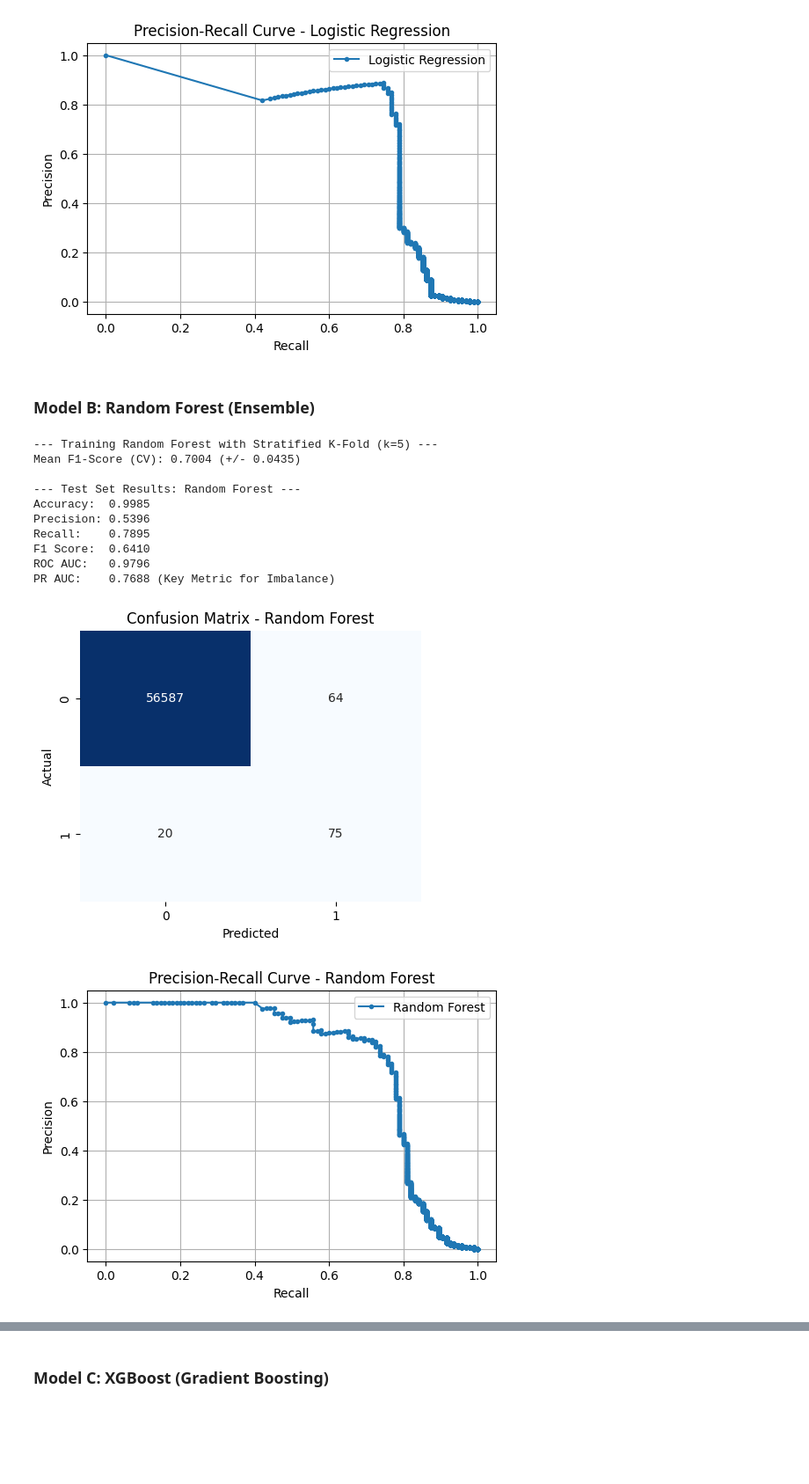
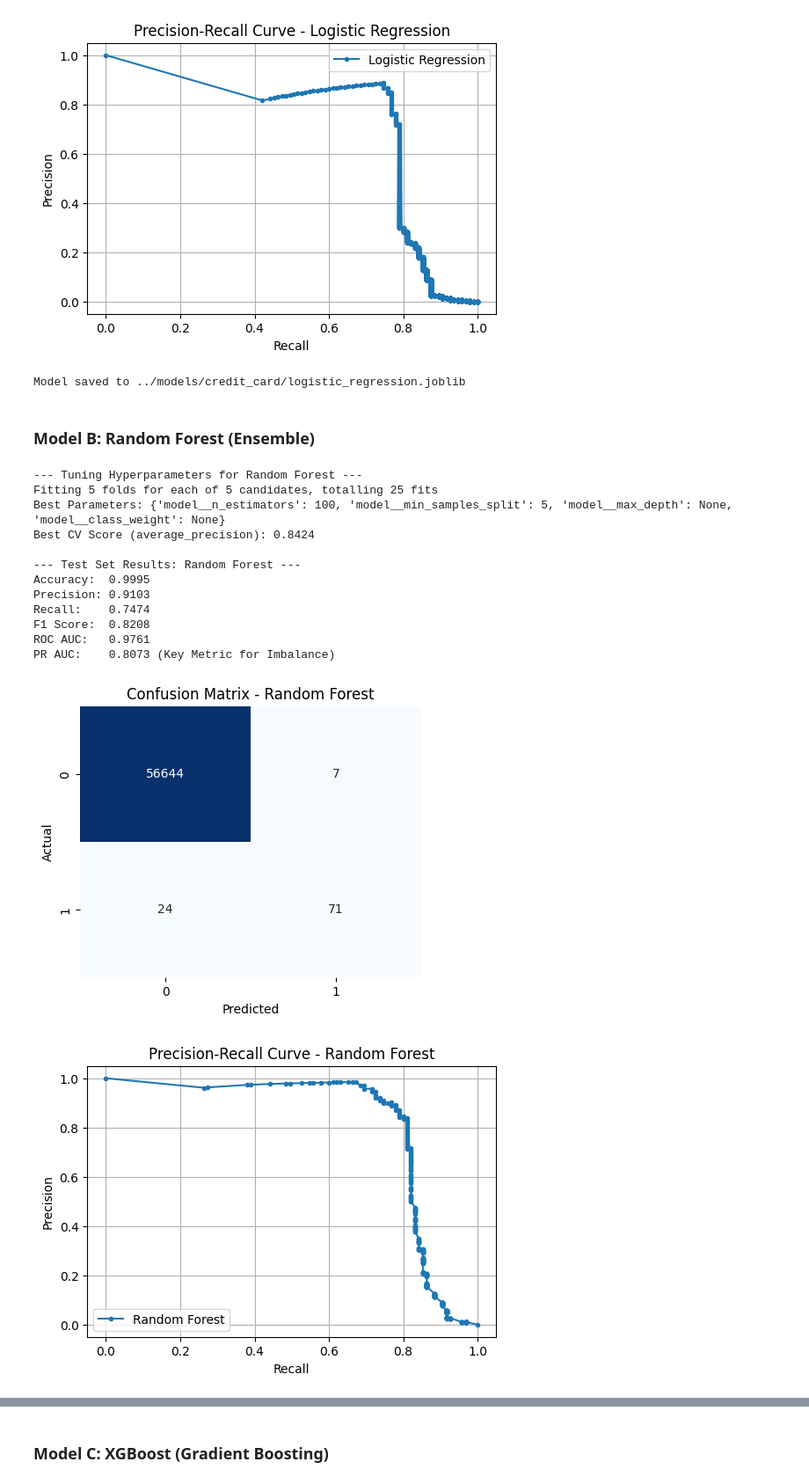
Before and after one commit to binia01/Fraud-detection, a Jupyter notebook: notebooks/modeling.ipynb, the cells around one changed output, grey strips where cells are left out. Shown at 88% size. Drawn from its saved outputs; the diff is of its cells as text; code cells hidden in the pictures; blank space fills up the shorter version.

Commit message:
feat: enhance ModelTrainer with hyperparameter tuning and model saving functionality and add it to notebook

```diff
--- a/notebooks/modeling.ipynb
+++ b/notebooks/modeling.ipynb
@@ -48,22 +48,39 @@ ROC AUC:   0.9620
 PR AUC:    0.6769 (Key Metric for Imbalance)
 [figure]
 [figure]
+# %%
+trainer_cc.save_model("Logistic Regression", directory='../models/credit_card')
+# %% [output]
+Model saved to ../models/credit_card/logistic_regression.joblib
 # %% [markdown]
 ### Model B: Random Forest (Ensemble)
+# %%
+rf_params = {
+    'n_estimators': [50, 100, 200],
+    'max_depth': [10, 20, None],
+    'min_samples_split': [2, 5, 10],
+    'class_weight': ['balanced', None]
+}
 # %%
-rf_model = RandomForestClassifier(n_estimators=50, max_depth=10, random_state=42, n_jobs=-1)
-trainer_cc.train_with_cv(rf_model, "Random Forest")
+best_rf_cc = trainer_cc.hyperparameter_tuning(
+    RandomForestClassifier(random_state=42, n_jobs=-1),
+    model_name="Random Forest",
+    param_dist=rf_params,
+    n_iter=5 # Keep low for speed during testing, increase to 10-20 for final results
+)
 trainer_cc.evaluate_model("Random Forest")
 # %% [output]
---- Training Random Forest with Stratified K-Fold (k=5) ---
-Mean F1-Score (CV): 0.7004 (+/- 0.0435)
+--- Tuning Hyperparameters for Random Forest ---
+Fitting 5 folds for each of 5 candidates, totalling 25 fits
+Best Parameters: {'model__n_estimators': 100, 'model__min_samples_split': 5, 'model__max_depth': None, 'model__class_weight': None}
+Best CV Score (average_precision): 0.8424
 
 --- Test Set Results: Random Forest ---
-Accuracy:  0.9985
-Precision: 0.5396
-Recall:    0.7895
-F1 Score:  0.6410
-ROC AUC:   0.9796
-PR AUC:    0.7688 (Key Metric for Imbalance)
+Accuracy:  0.9995
+Precision: 0.9103
+Recall:    0.7474
+F1 Score:  0.8208
+ROC AUC:   0.9761
+PR AUC:    0.8073 (Key Metric for Imbalance)
-[figure, old version]
+[figure, new version]
-[figure, old version]
+[figure, new version]
```
Also changed, not shown: parts of 11 cells of this notebook.
